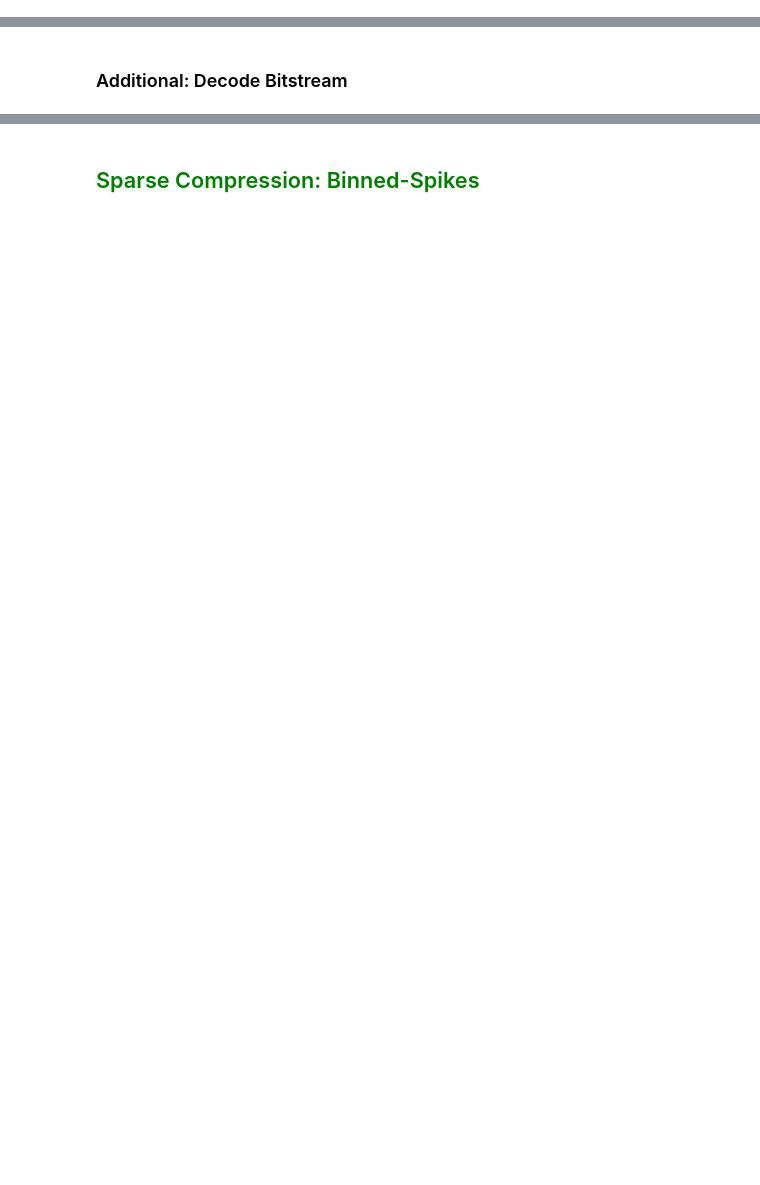
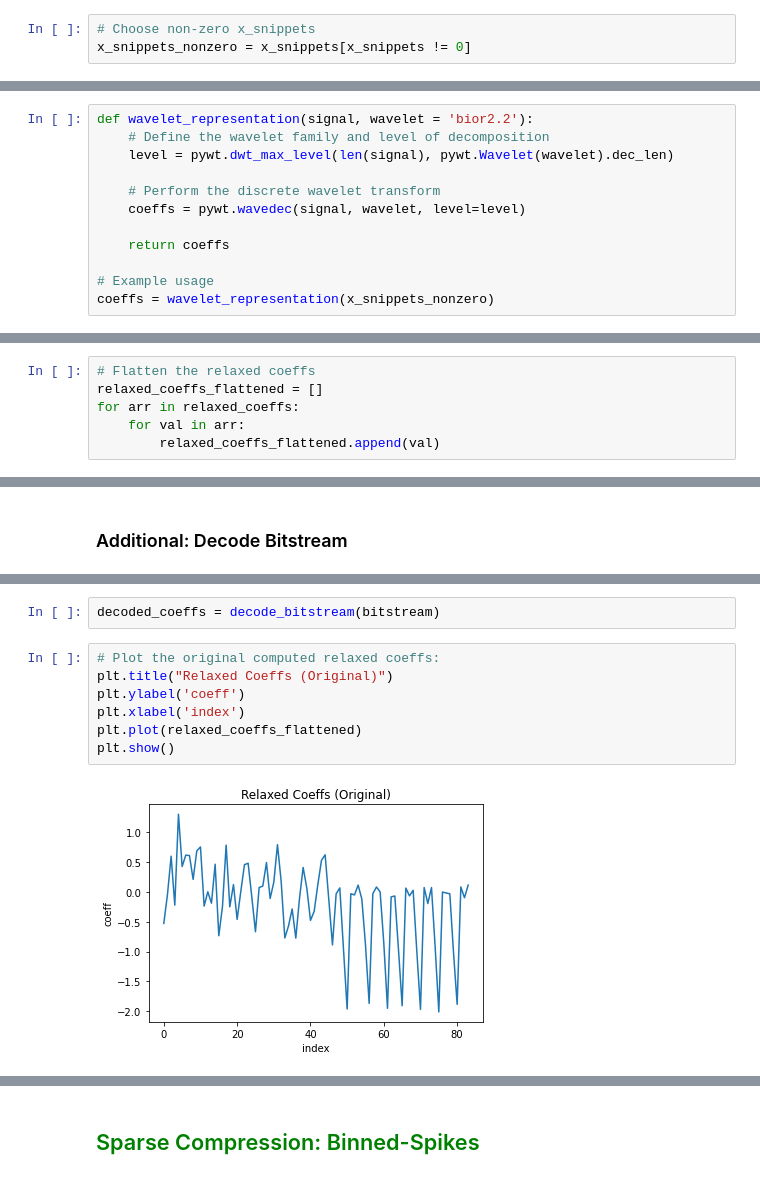
Before and after one commit to michaela10c/neural_signal_compression, a Jupyter notebook: Neural Signal Compression.ipynb, the cells around one changed output, grey strips where cells are left out. Saved outputs shown, nothing was run; the diff lists cells and outputs as text; blank space fills up the shorter version.

```diff
--- a/Neural Signal Compression.ipynb
+++ b/Neural Signal Compression.ipynb
@@ -358,12 +361,27 @@ plt.plot(t, x_snippets)
 plt.show()
 # %% [output]
 [figure]
+# %%
+# Choose non-zero x_snippets
+x_snippets_nonzero = x_snippets[x_snippets != 0]
 # %% [markdown]
 ### 3. Determine Wavelet Transform
 
 Determine the wavelet representations for each sample by performing a **wavelet transform** w.r.t. the set of samples, such as a **discrete wavelet transform (DWT)**, which decomposes the signal into a number of sets of time series of coefficients describing the time evolution in corresponding frequency band.
 
 Can use a **[Biorthogonal 2.2 wavelet (Bior 2.2)](https://wavelets.pybytes.com/wavelet/bior2.2/)**.
+# %%
+def wavelet_representation(signal, wavelet = 'bior2.2'):
+    # Define the wavelet family and level of decomposition
+    level = pywt.dwt_max_level(len(signal), pywt.Wavelet(wavelet).dec_len)
+
+    # Perform the discrete wavelet transform
+    coeffs = pywt.wavedec(signal, wavelet, level=level)
+
+    return coeffs
+
+# Example usage
+coeffs = wavelet_representation(x_snippets_nonzero)
 # %% [markdown]
 ### 4. Quantize Wavelets to Bitstream
 
@@ -380,0 +478,6 @@ Note that since rANS is an **entropy-coding method**, it relies on **accurately
+# %%
+# Flatten the relaxed coeffs
+relaxed_coeffs_flattened = []
+for arr in relaxed_coeffs:
+    for val in arr:
+        relaxed_coeffs_flattened.append(val)
@@ -382,0 +514,11 @@ Note that since rANS is an **entropy-coding method**, it relies on **accurately
+# %%
+decoded_coeffs = decode_bitstream(bitstream)
+# %%
+# Plot the original computed relaxed coeffs:
+plt.title("Relaxed Coeffs (Original)")
+plt.ylabel('coeff')
+plt.xlabel('index')
+plt.plot(relaxed_coeffs_flattened)
+plt.show()
+# %% [output]
+[figure, added]
```
Also changed, not shown: parts of 10 cells of this notebook.
